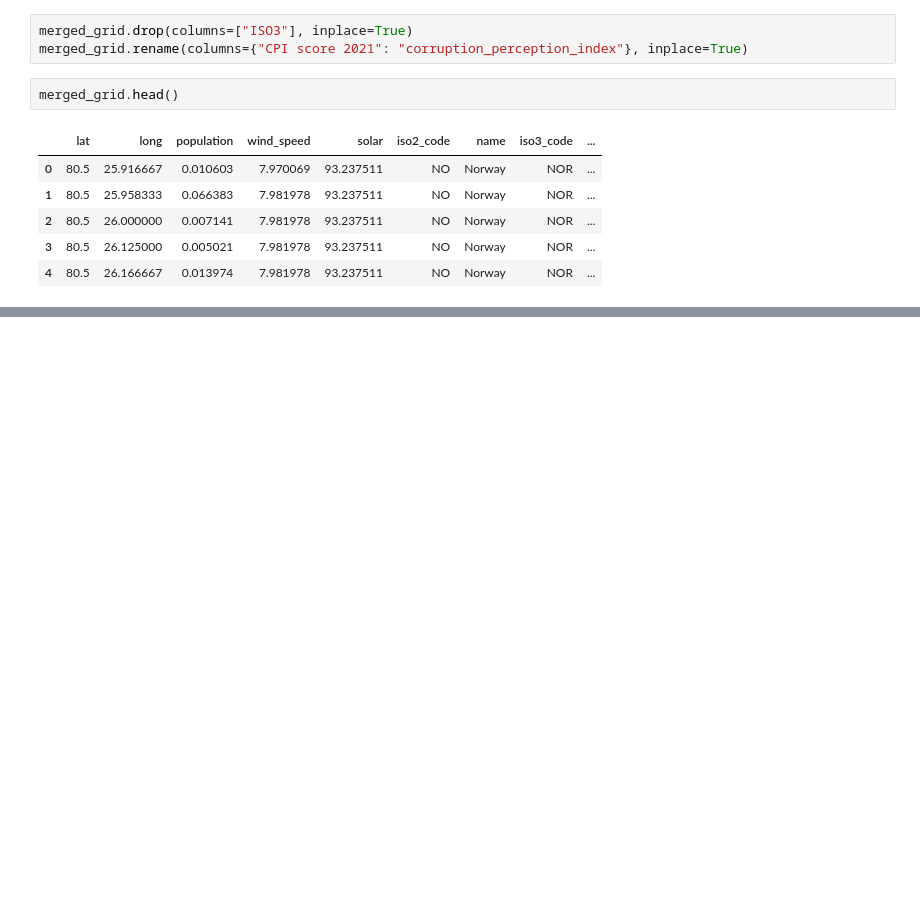
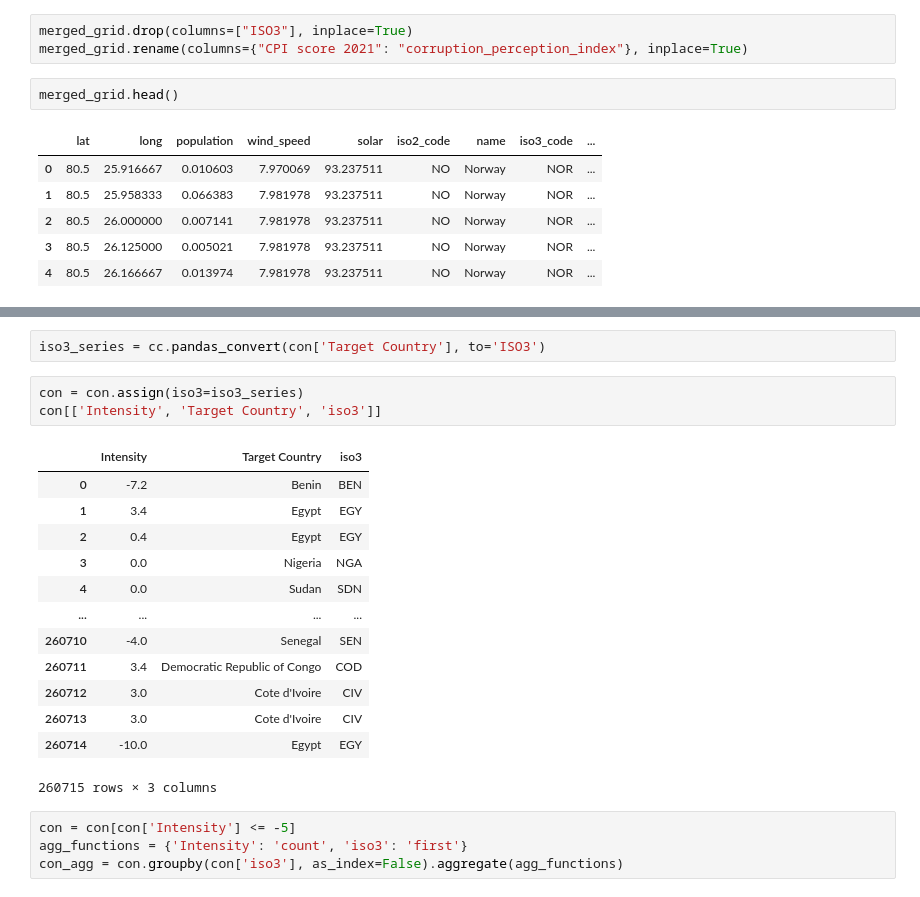
Before and after one commit to ITWSDataScience/Group3_Fall2022, a Jupyter notebook: models/data/merge.ipynb, the cells around one changed output, grey strips where cells are left out. Drawn from its saved outputs; the diff is of its cells as text; blank space fills up the shorter version.

```diff
--- a/models/data/merge.ipynb
+++ b/models/data/merge.ipynb
@@ -358,0 +424,23 @@ merged_grid.to_csv('models/data/merged_dataset.csv', index=False)
+# %%
+iso3_series = cc.pandas_convert(con['Target Country'], to='ISO3')
+# %%
+con = con.assign(iso3=iso3_series)
+con[['Intensity', 'Target Country', 'iso3']]
+# %% [output]
+|  | Intensity | Target Country | iso3 |
+| 0 | -7.2 | Benin | BEN |
+| 1 | 3.4 | Egypt | EGY |
+| 2 | 0.4 | Egypt | EGY |
+| 3 | 0.0 | Nigeria | NGA |
+| 4 | 0.0 | Sudan | SDN |
+| ... | ... | ... | ... |
+| 260710 | -4.0 | Senegal | SEN |
+| 260711 | 3.4 | Democratic Republic of Congo | COD |
+| 260712 | 3.0 | Cote d'Ivoire | CIV |
+| 260713 | 3.0 | Cote d'Ivoire | CIV |
+| 260714 | -10.0 | Egypt | EGY |
+260715 rows × 3 columns
+# %%
+con = con[con['Intensity'] <= -5]
+agg_functions = {'Intensity': 'count', 'iso3': 'first'}
+con_agg = con.groupby(con['iso3'], as_index=False).aggregate(agg_functions)
```
Also changed, not shown: parts of 22 cells of this notebook, 3 other files.
